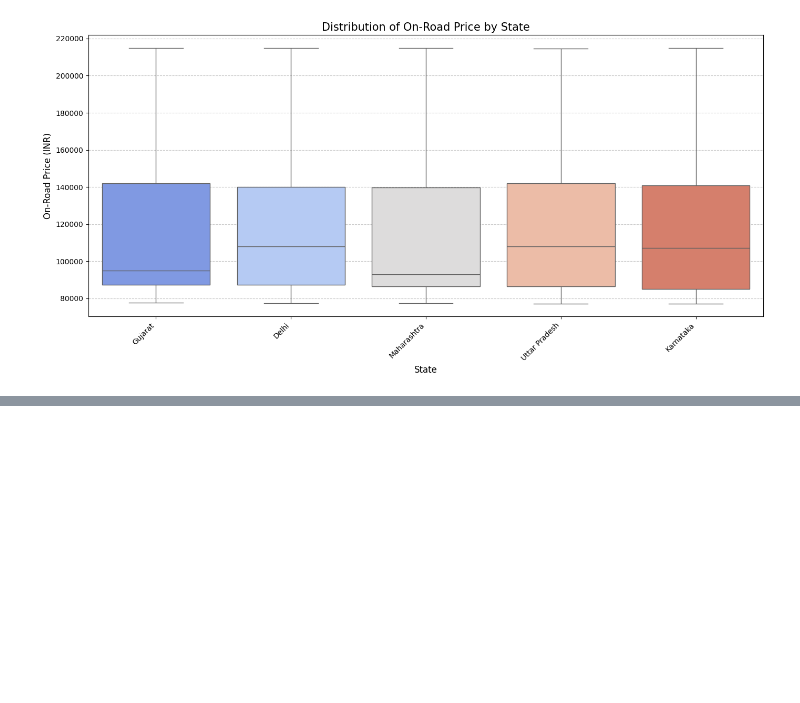
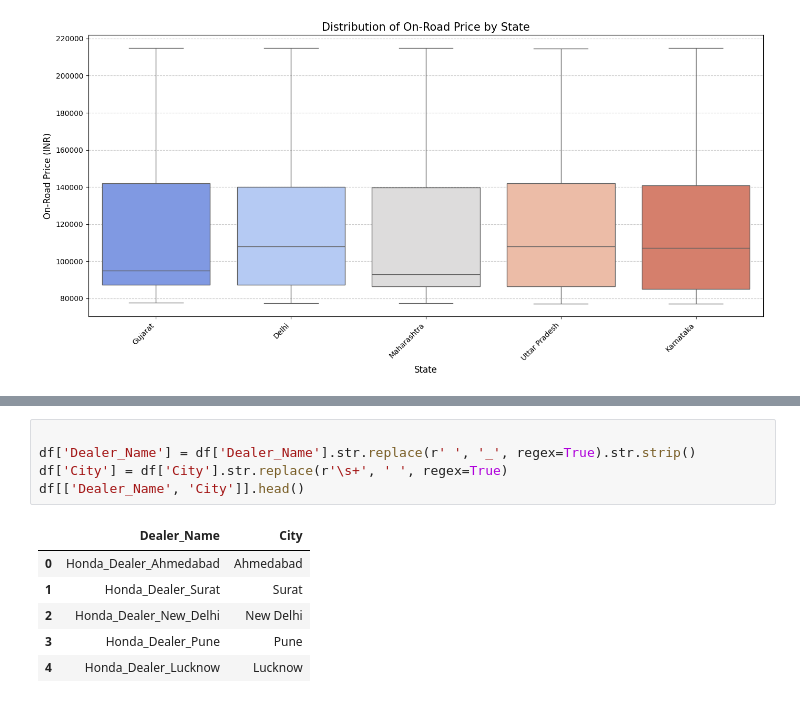
Before and after one commit to sameer-S-R-A/Project_matrix, a Jupyter notebook: honda_sales_EDA.ipynb, the cells around one changed output, grey strips where cells are left out. Drawn from its saved outputs; the diff is of its cells as text; blank space fills up the shorter version.

```diff
--- a/honda_sales_EDA.ipynb
+++ b/honda_sales_EDA.ipynb
@@ -753,0 +844,12 @@ plt.show()
+# %%
+
+df['Dealer_Name'] = df['Dealer_Name'].str.replace(r' ', '_', regex=True).str.strip()
+df['City'] = df['City'].str.replace(r'\s+', ' ', regex=True)
+df[['Dealer_Name', 'City']].head()
+# %% [output]
+|  | Dealer_Name | City |
+| 0 | Honda_Dealer_Ahmedabad | Ahmedabad |
+| 1 | Honda_Dealer_Surat | Surat |
+| 2 | Honda_Dealer_New_Delhi | New Delhi |
+| 3 | Honda_Dealer_Pune | Pune |
+| 4 | Honda_Dealer_Lucknow | Lucknow |
```
Also changed, not shown: parts of 19 cells of this notebook.
